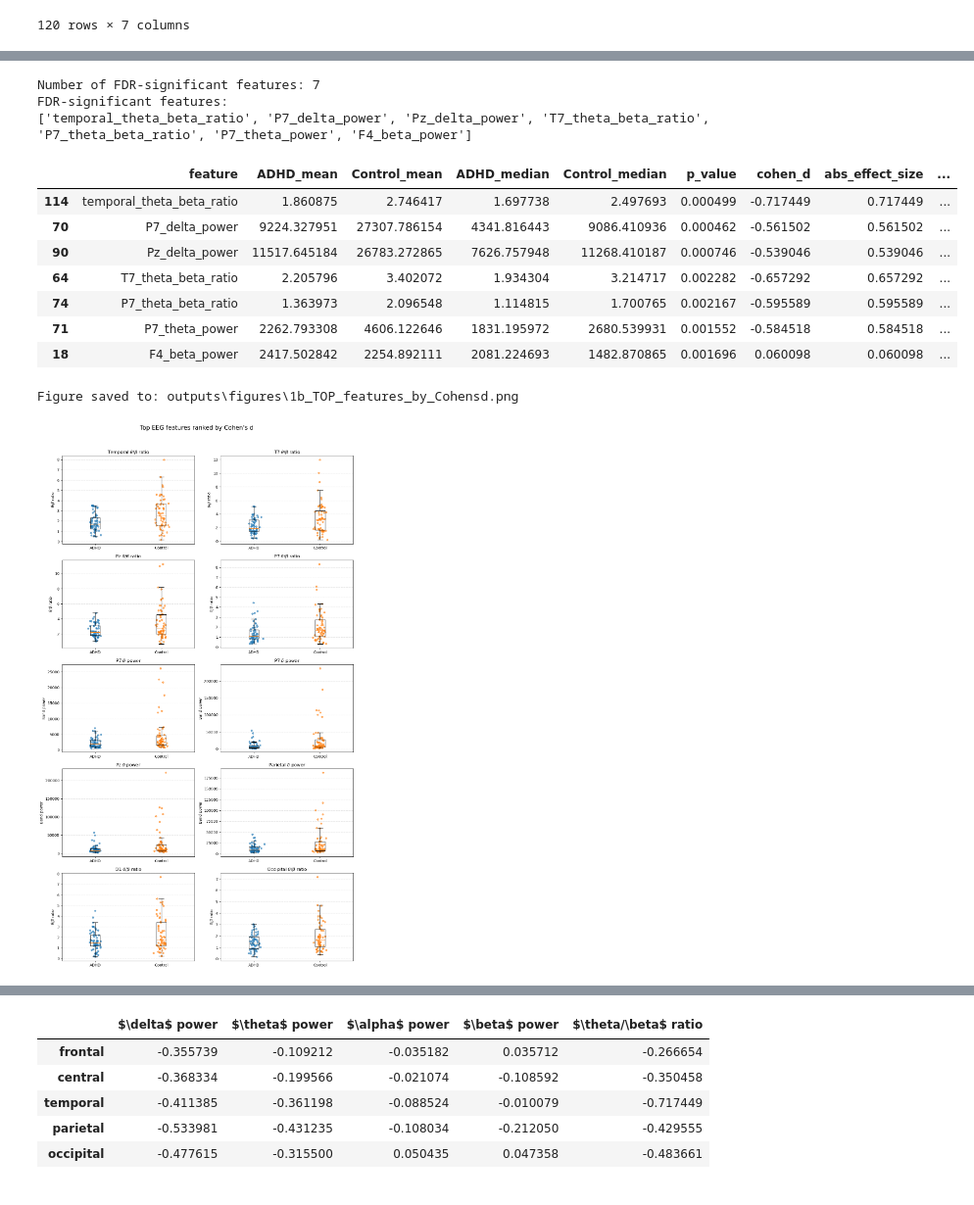
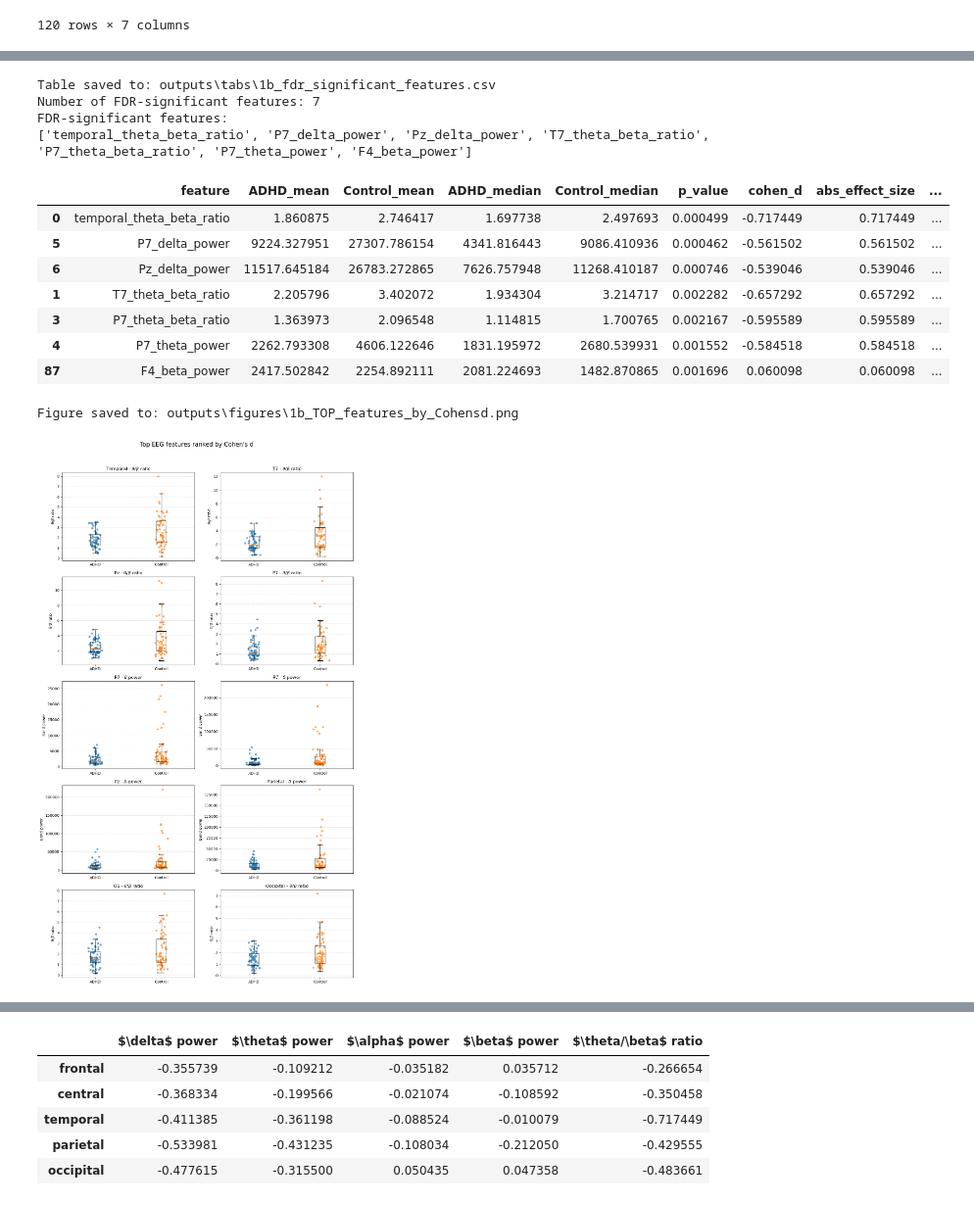
Before and after one commit to noemiaime/ADHDvsControl_EEG, a Jupyter notebook: 1b_features_exploration.ipynb, the cells around one changed output, grey strips where cells are left out. Shown at 98% size. Drawn from its saved outputs; the diff is of its cells as text; code cells hidden in the pictures.

```diff
--- a/1b_features_exploration.ipynb
+++ b/1b_features_exploration.ipynb
@@ -47,6 +47,8 @@ EEG_CHANNELS = [
 # %% [output]
 Features file exists: True
 # %%
+# function to save figures and tabs
+
 def save_figure(filename, dpi=300):
     """
     Save the current matplotlib figure inside outputs/figures.
@@ -54,4 +56,12 @@ def save_figure(filename, dpi=300):
     output_path = FIGURES_DIR / filename
     plt.savefig(output_path, dpi=dpi, bbox_inches="tight")
     print("Figure saved to:", output_path)
+
+def save_table(df, filename, index=False):
+    """
+    Save a pandas DataFrame inside outputs/tabs.
+    """
+    output_path = TABS_DIR / filename
+    df.to_csv(output_path, index=index)
+    print("Table saved to:", output_path)
 # %%
@@ -388,8 +392,6 @@ for feature in feature_cols:
 # DataFrame of results for all features
 all_results_df = pd.DataFrame(comparison_results)
 
-OUTPUT_DIR / "1b_features_comparison.csv"
-all_results_df.to_csv(OUTPUT_PATH, index=False)
 
 # FDR correction for multiple comparisons
 all_results_df["p_fdr"] = multipletests(
@@ -401,7 +403,22 @@ all_results_df["p_fdr"] = multipletests(
 all_results_df = all_results_df.sort_values(
     "abs_effect_size",
     ascending=False
+).reset_index(drop=True)
+
+# Save full statistical comparison table
+save_table(
+    all_results_df,
+    "1b_all_features_group_comparison.csv"
 )
 
+# Top 10 features according to Cohen's d
+top10_cohen_df = all_results_df.head(10).copy()
+
+save_table(
+    top10_cohen_df,
+    "1b_top10_cohen_features.csv"
+)
+
+display(top10_cohen_df)
 display(all_results_df.head(20))
 # %% [output]
@@ -425,28 +455,34 @@ display(all_results_df.head(20))
 # %%
 # FDR-significant features
 significant_fdr_df = all_results_df[
     all_results_df["p_fdr"] < 0.05
 ].sort_values("p_fdr")
 
 fdr_features = significant_fdr_df["feature"].tolist()
 
+save_table(
+    significant_fdr_df,
+    "1b_fdr_significant_features.csv"
+)
+
 print("Number of FDR-significant features:", len(fdr_features))
 print("FDR-significant features:")
 print(fdr_features)
 
 display(significant_fdr_df)
 # %% [output]
+Table saved to: outputs\tabs\1b_fdr_significant_features.csv
 Number of FDR-significant features: 7
 FDR-significant features:
 ['temporal_theta_beta_ratio', 'P7_delta_power', 'Pz_delta_power', 'T7_theta_beta_ratio', 'P7_theta_beta_ratio', 'P7_theta_power', 'F4_beta_power']
 |  | feature | ADHD_mean | Control_mean | ADHD_median | Control_median | p_value | cohen_d | abs_effect_size | ... |
-| 114 | temporal_theta_beta_ratio | 1.860875 | 2.746417 | 1.697738 | 2.497693 | 0.000499 | -0.717449 | 0.717449 | ... |
-| 70 | P7_delta_power | 9224.327951 | 27307.786154 | 4341.816443 | 9086.410936 | 0.000462 | -0.561502 | 0.561502 | ... |
-| 90 | Pz_delta_power | 11517.645184 | 26783.272865 | 7626.757948 | 11268.410187 | 0.000746 | -0.539046 | 0.539046 | ... |
-| 64 | T7_theta_beta_ratio | 2.205796 | 3.402072 | 1.934304 | 3.214717 | 0.002282 | -0.657292 | 0.657292 | ... |
-| 74 | P7_theta_beta_ratio | 1.363973 | 2.096548 | 1.114815 | 1.700765 | 0.002167 | -0.595589 | 0.595589 | ... |
-| 71 | P7_theta_power | 2262.793308 | 4606.122646 | 1831.195972 | 2680.539931 | 0.001552 | -0.584518 | 0.584518 | ... |
-| 18 | F4_beta_power | 2417.502842 | 2254.892111 | 2081.224693 | 1482.870865 | 0.001696 | 0.060098 | 0.060098 | ... |
+| 0 | temporal_theta_beta_ratio | 1.860875 | 2.746417 | 1.697738 | 2.497693 | 0.000499 | -0.717449 | 0.717449 | ... |
+| 5 | P7_delta_power | 9224.327951 | 27307.786154 | 4341.816443 | 9086.410936 | 0.000462 | -0.561502 | 0.561502 | ... |
+| 6 | Pz_delta_power | 11517.645184 | 26783.272865 | 7626.757948 | 11268.410187 | 0.000746 | -0.539046 | 0.539046 | ... |
+| 1 | T7_theta_beta_ratio | 2.205796 | 3.402072 | 1.934304 | 3.214717 | 0.002282 | -0.657292 | 0.657292 | ... |
+| 3 | P7_theta_beta_ratio | 1.363973 | 2.096548 | 1.114815 | 1.700765 | 0.002167 | -0.595589 | 0.595589 | ... |
+| 4 | P7_theta_power | 2262.793308 | 4606.122646 | 1831.195972 | 2680.539931 | 0.001552 | -0.584518 | 0.584518 | ... |
+| 87 | F4_beta_power | 2417.502842 | 2254.892111 | 2081.224693 | 1482.870865 | 0.001696 | 0.060098 | 0.060098 | ... |
 # %%
 # Top 10 features according to Cohen's d
 top_cohen_features = all_results_df.head(10)["feature"].tolist()
@@ -520,13 +556,12 @@ for ax, feature in zip(axes, top_cohen_features):
 
 for ax in axes[n_features:]:
     ax.axis("off")
-
+plt.tight_layout()
 save_figure("1b_TOP_features_by_Cohensd.png")
-plt.tight_layout()
 plt.show()
 # %% [output]
 Figure saved to: outputs\figures\1b_TOP_features_by_Cohensd.png
-[figure, old version]
+[figure, new version]
 # %%
 n_features = len(fdr_features)
 n_cols = 2
```
Also changed, not shown: parts of 20 cells of this notebook, 59 other files.
